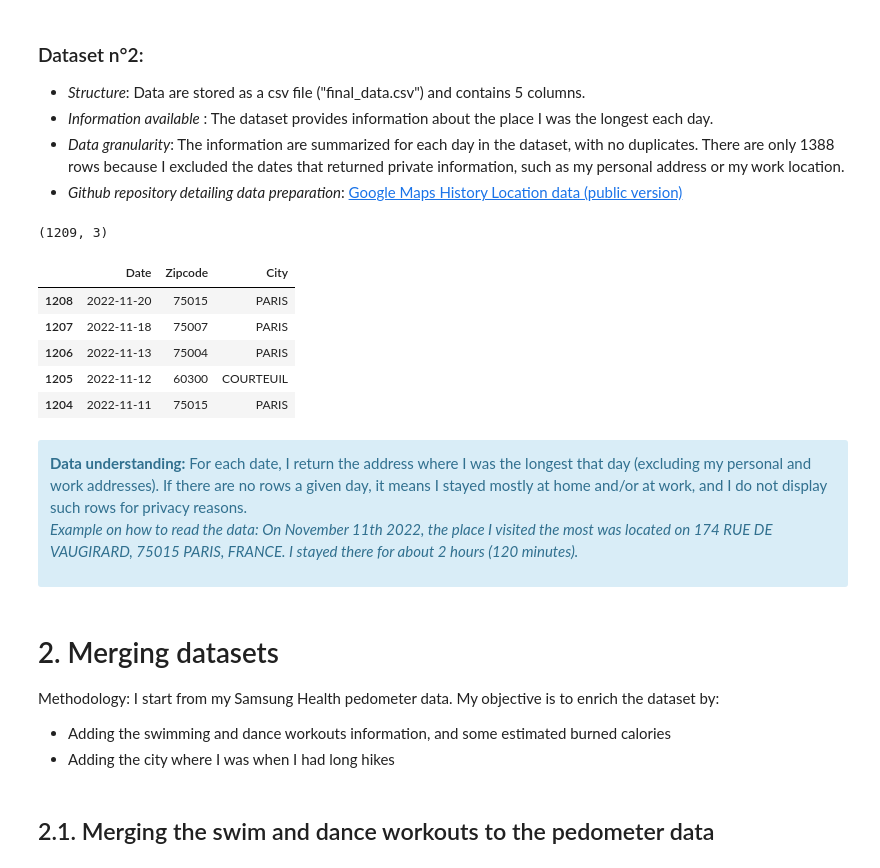
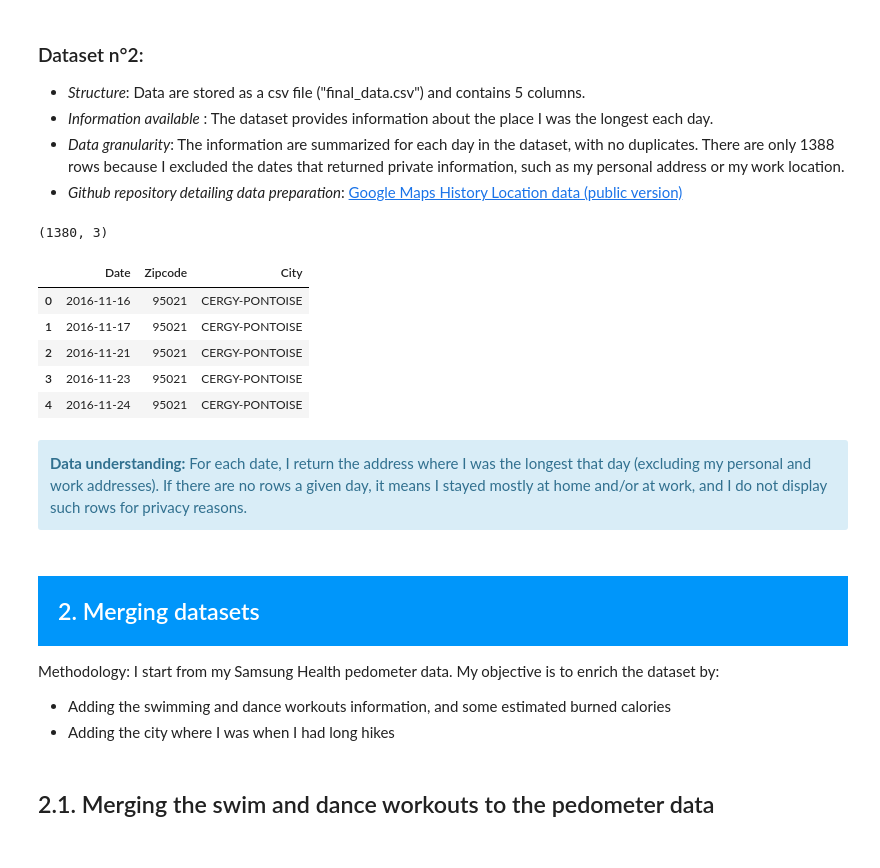
Before and after one commit to MargotMarchais/Samsung_Health_revamp, a Jupyter notebook: Part3_Samsung_Health_Google_Maps_combined.ipynb, the cells around one changed output. Saved outputs shown, nothing was run; the diff lists cells and outputs as text; code cells hidden in the pictures.

Commit message:
Updated data and added a weight analysis

```diff
--- a/Part3_Samsung_Health_Google_Maps_combined.ipynb
+++ b/Part3_Samsung_Health_Google_Maps_combined.ipynb
@@ -119,28 +122,27 @@ swim_dance_workouts.sort_values("Date", ascending = False).head(5)
 # %%
 # Data import and glimpse
 google_maps = pd.read_csv('C:/Users/margo/Documents/Documents/Formation/Github/Google_Maps_Location_History/day_zipcode.csv',
                 index_col = False)
 
 print(google_maps.shape)
 
-google_maps.sort_values("Date", ascending = False).head(5)
+google_maps.sort_values("Date", ascending = True).head(5)
 # %% [output]
-(1209, 3)
+(1380, 3)
 |  | Date | Zipcode | City |
-| 1208 | 2022-11-20 | 75015 | PARIS |
-| 1207 | 2022-11-18 | 75007 | PARIS |
-| 1206 | 2022-11-13 | 75004 | PARIS |
-| 1205 | 2022-11-12 | 60300 | COURTEUIL |
-| 1204 | 2022-11-11 | 75015 | PARIS |
+| 0 | 2016-11-16 | 95021 | CERGY-PONTOISE |
+| 1 | 2016-11-17 | 95021 | CERGY-PONTOISE |
+| 2 | 2016-11-21 | 95021 | CERGY-PONTOISE |
+| 3 | 2016-11-23 | 95021 | CERGY-PONTOISE |
+| 4 | 2016-11-24 | 95021 | CERGY-PONTOISE |
 # %% [markdown]
 <div class="alert alert-block alert-info">
 <b>Data understanding:</b> For each date, I return the address where I was the longest that day (excluding my personal and work addresses). If there are no rows a given day, it means I stayed mostly at home and/or at work, and I do not display such rows for privacy reasons.
-
-<em>Example on how to read the data: On November 11th 2022, the place I visited the most was located on 174 RUE DE VAUGIRARD, 75015 PARIS, FRANCE. I stayed there for about 2 hours (120 minutes). </em>
-
 </div>
 # %% [markdown]
-# 2. Merging datasets  <a class="anchor" id="2"></a>
+<div style="background-color: RGB(0,150,250);" >
+<h2 style="margin: auto; padding: 20px; color:#fff; ">2. Merging datasets</h2> <a class="anchor" id="1"></a>
+</div>
 
 Methodology: I start from my Samsung Health pedometer data. My objective is to enrich the dataset by:
 * Adding the swimming and dance workouts information, and some estimated burned calories
```
Also changed, not shown: parts of 28 cells of this notebook.
